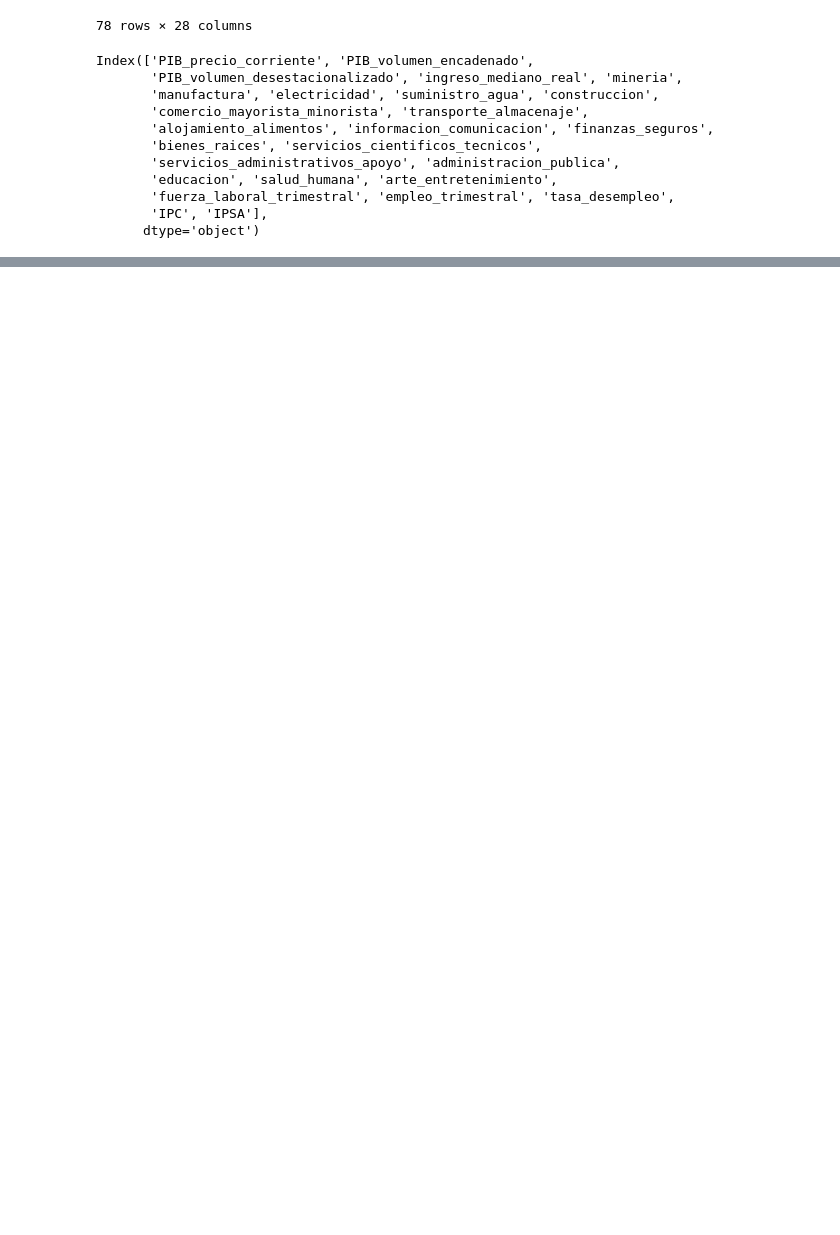
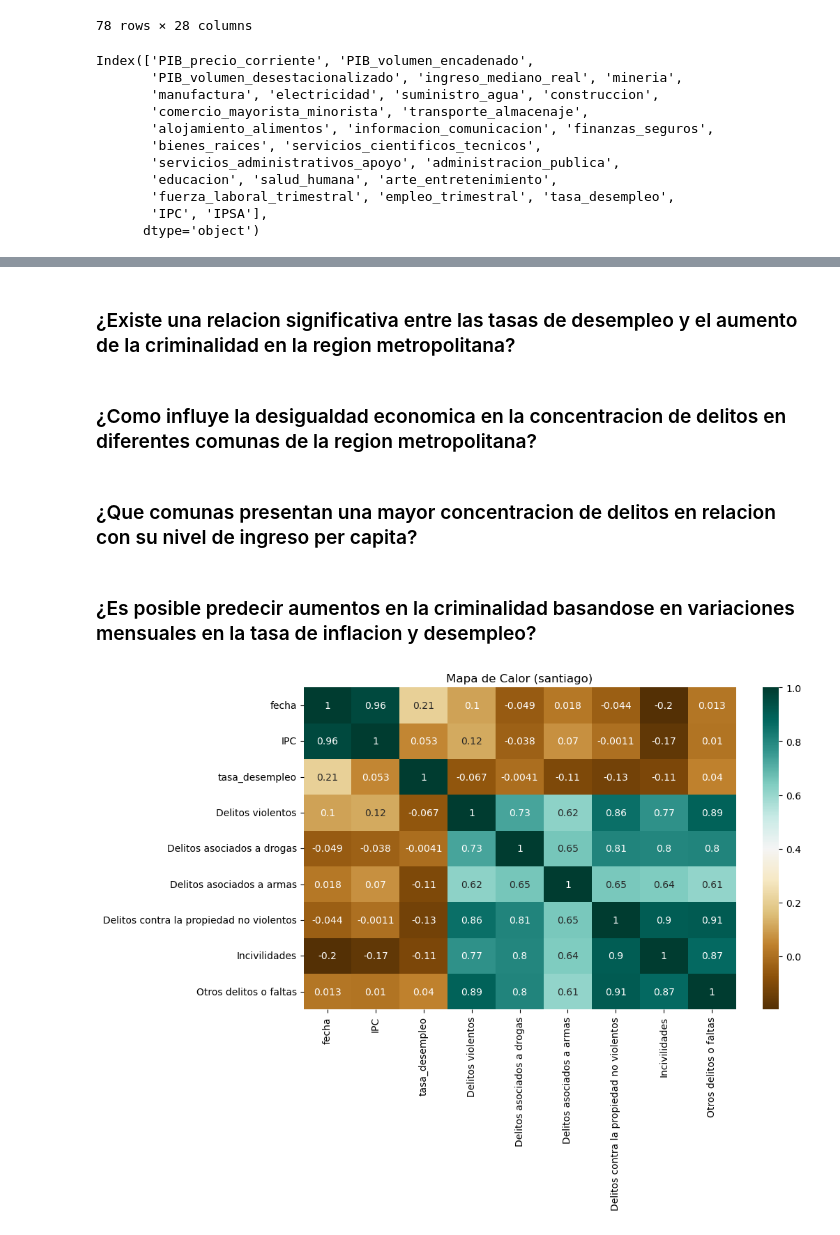
Before and after one commit to josegdotcom/imt2200-actividad-2024, a Jupyter notebook: Proyecto IMT2200 - Analisis de Datos.ipynb, the cells around one changed output, grey strips where cells are left out. Saved outputs shown, nothing was run; the diff lists cells and outputs as text; code cells hidden in the pictures; blank space fills up the shorter version.

```diff
--- a/Proyecto IMT2200 - Analisis de Datos.ipynb
+++ b/Proyecto IMT2200 - Analisis de Datos.ipynb
@@ -322,0 +323,23 @@ memory usage: 16.0 KB
+# %% [markdown]
+###  ¿Existe una relacion significativa entre las tasas de desempleo y el aumento de la criminalidad en la region metropolitana?
+# %% [markdown]
+### ¿Como influye la desigualdad economica en la concentracion de delitos en diferentes comunas de la region metropolitana?
+# %% [markdown]
+### ¿Que comunas presentan una mayor concentracion de delitos en relacion con su nivel de ingreso per capita?
+# %% [markdown]
+###  ¿Es posible predecir aumentos en la criminalidad basandose en variaciones mensuales en la tasa de inflacion y desempleo?
+# %%
+# Lamentablemente, debido a las limitaciones de mi computadora, solo podré analizar este caso para una comuna. Por lo tanto, me centrare exclusivamente en la comuna de Santiago.
+
+df_it = pd.merge(left= df_economia_1[["fecha", "IPC", "tasa_desempleo"]].copy(),
+                 right= df_ind_crime[df_ind_crime["Comuna_name"] == 'Santiago'],
+                 on= "fecha")
+
+fig, ax = plt.subplots(figsize=(10, 6))
+sns.heatmap(df_it.iloc[:, :-1].corr(), annot=True, cmap='BrBG', ax=ax)
+
+plt.title("Mapa de Calor (santiago)")
+
+plt.show()
+# %% [output]
+[figure, added]
```
Also changed, not shown: parts of 12 cells of this notebook.
